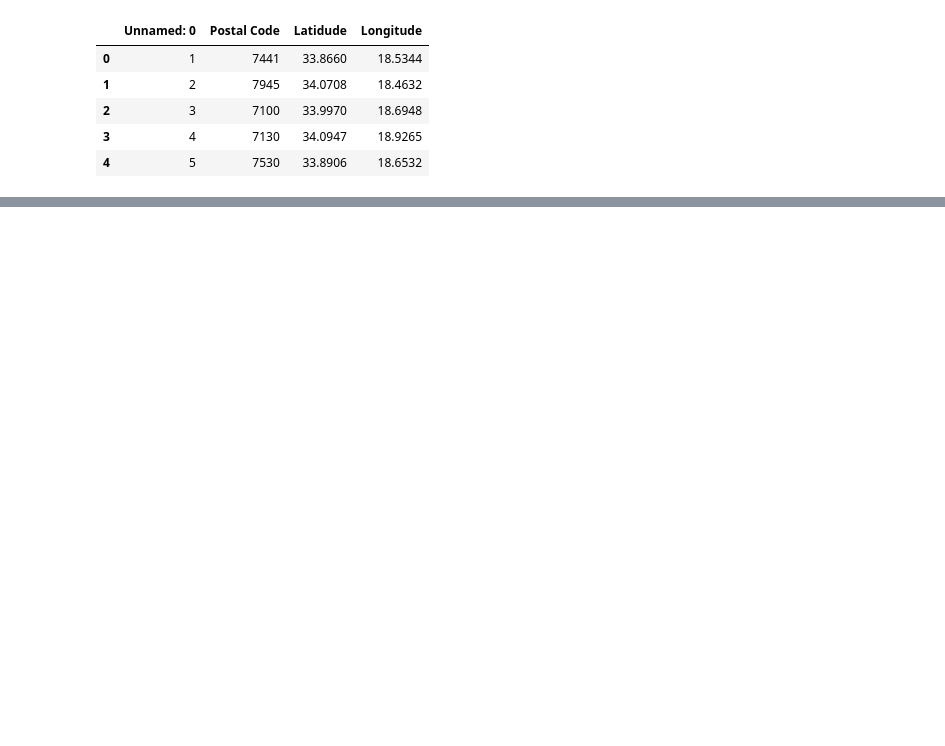
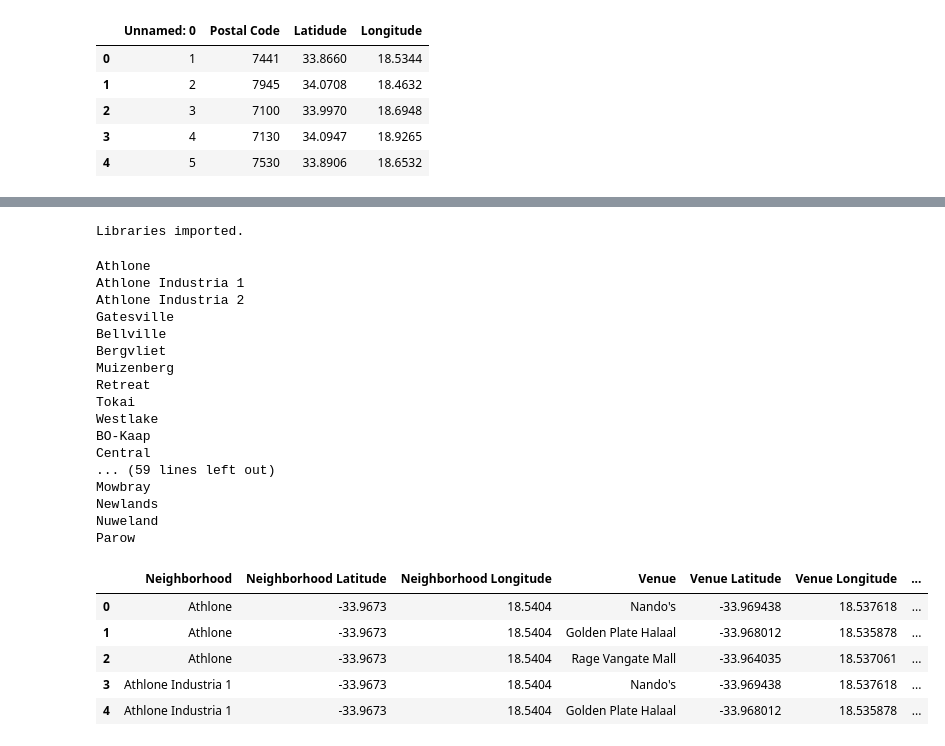
Before and after one commit to drau003/IBM-Data-Science-Capstone-Project-Final-Assignment, a Jupyter notebook: Capstone Project Final Assignment.ipynb, the cells around one changed output, grey strips where cells are left out. Drawn from its saved outputs; the diff is of its cells as text; code cells hidden in the pictures; blank space fills up the shorter version.

```diff
--- a/Capstone Project Final Assignment.ipynb
+++ b/Capstone Project Final Assignment.ipynb
@@ -198,0 +324,8 @@ df_final
+# %%
+address = 'Cape Town'
+
+geolocator = Nominatim(user_agent="foursquare_agent")
+location = geolocator.geocode(address)
+latitude = location.latitude
+longitude = location.longitude
+print(latitude, longitude)
@@ -198,0 +354,28 @@ df_final
+# %%
+import numpy as np # library to handle data in a vectorized manner
+
+import pandas as pd # library for data analsysis
+pd.set_option('display.max_columns', None)
+pd.set_option('display.max_rows', None)
+
+import json # library to handle JSON files
+
+#!conda install -c conda-forge geopy --yes # uncomment this line if you haven't completed the Foursquare API lab
+from geopy.geocoders import Nominatim # convert an address into latitude and longitude values
+
+import requests # library to handle requests
+from pandas.io.json import json_normalize # tranform JSON file into a pandas dataframe
+
+# Matplotlib and associated plotting modules
+import matplotlib.cm as cm
+import matplotlib.colors as colors
+
+# import k-means from clustering stage
+from sklearn.cluster import KMeans
+
+#!conda install -c conda-forge folium=0.5.0 --yes # uncomment this line if you haven't completed the Foursquare API lab
+import folium # map rendering library
+
+print('Libraries imported.')
+# %% [output]
+Libraries imported.
@@ -198,0 +423,30 @@ df_final
+# %%
+CT_venues = getNearbyVenues(names = df_final['Neighborhood'],
+                                   latitudes = df_final['Latitude'],
+                                   longitudes = df_final['Longitude']
+                                  )
+CT_venues.head()
+# %% [output]
+Athlone
+Athlone Industria 1
+Athlone Industria 2
+Gatesville
+Bellville
+Bergvliet
+Muizenberg
+Retreat
+Tokai
+Westlake
+BO-Kaap
+Central
+... (59 lines left out)
+Mowbray
+Newlands
+Nuweland
+Parow
+|  | Neighborhood | Neighborhood Latitude | Neighborhood Longitude | Venue | Venue Latitude | Venue Longitude | ... |
+| 0 | Athlone | -33.9673 | 18.5404 | Nando's | -33.969438 | 18.537618 | ... |
+| 1 | Athlone | -33.9673 | 18.5404 | Golden Plate Halaal | -33.968012 | 18.535878 | ... |
+| 2 | Athlone | -33.9673 | 18.5404 | Rage Vangate Mall | -33.964035 | 18.537061 | ... |
+| 3 | Athlone Industria 1 | -33.9673 | 18.5404 | Nando's | -33.969438 | 18.537618 | ... |
+| 4 | Athlone Industria 1 | -33.9673 | 18.5404 | Golden Plate Halaal | -33.968012 | 18.535878 | ... |
```
Also changed, not shown: parts of 24 cells of this notebook.
